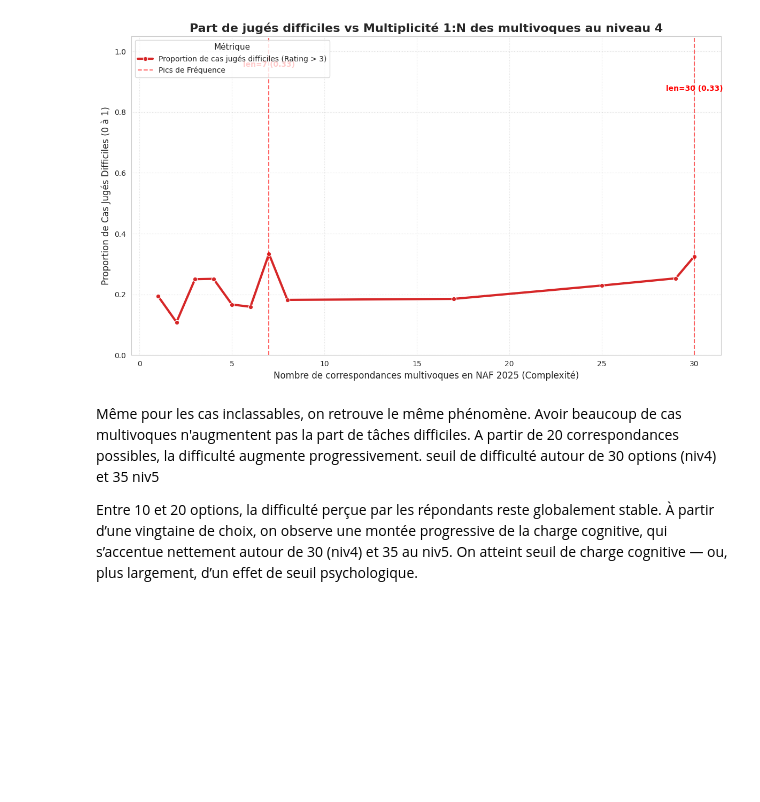
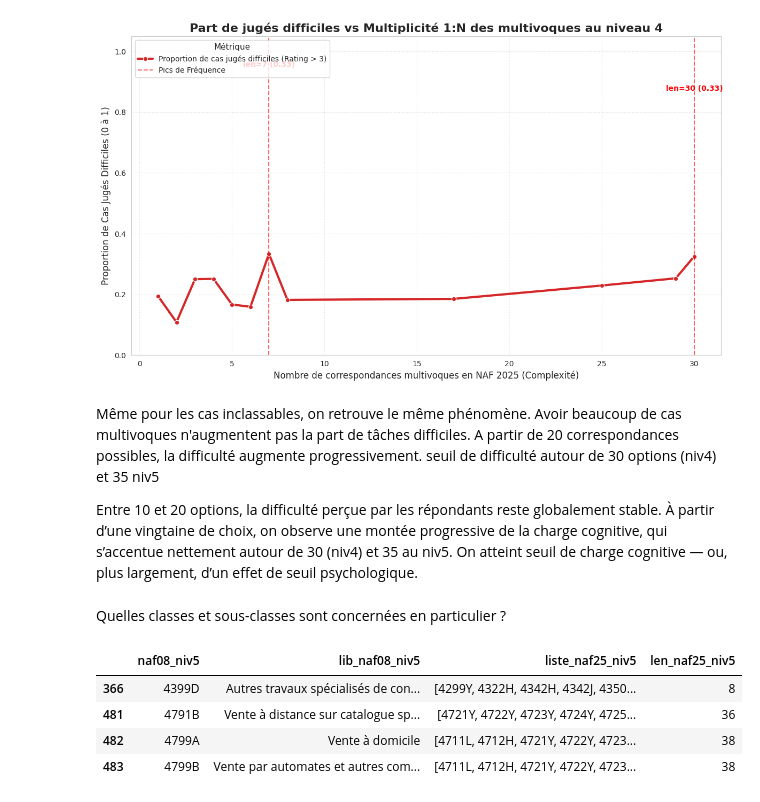
Before and after one commit to InseeFrLab/codif-ape-annotation, a Jupyter notebook: notebooks/result_analysis.ipynb, the cells around one changed output. Cells and saved outputs as stored; diff of their text form; code cells hidden in the pictures; blank space fills up the shorter version.

```diff
--- a/notebooks/result_analysis.ipynb
+++ b/notebooks/result_analysis.ipynb
@@ -584,3 +572,13 @@ A partir de 20 correspondances possibles, la difficulté augmente progressivemen
 seuil de difficulté autour de 30 options (niv4) et 35 niv5
 
 Entre 10 et 20 options, la difficulté perçue par les répondants reste globalement stable. À partir d’une vingtaine de choix, on observe une montée progressive de la charge cognitive, qui s’accentue nettement autour de 30 (niv4) et 35 au niv5. On atteint seuil de charge cognitive — ou, plus largement, d’un effet de seuil psychologique.
+# %% [markdown]
+Quelles classes et sous-classes sont concernées en particulier ?
+# %%
+NAF_mapping_agg_niv5[NAF_mapping_agg_niv5['len_naf25_niv5'].isin([8, 36, 38])]
+# %% [output]
+|  | naf08_niv5 | lib_naf08_niv5 | liste_naf25_niv5 | len_naf25_niv5 |
+| 366 | 4399D | Autres travaux spécialisés de con... | [4299Y, 4322H, 4342H, 4342J, 4350... | 8 |
+| 481 | 4791B | Vente à distance sur catalogue sp... | [4721Y, 4722Y, 4723Y, 4724Y, 4725... | 36 |
+| 482 | 4799A | Vente à domicile | [4711L, 4712H, 4721Y, 4722Y, 4723... | 38 |
+| 483 | 4799B | Vente par automates et autres com... | [4711L, 4712H, 4721Y, 4722Y, 4723... | 38 |
```
Also changed, not shown: parts of 10 cells of this notebook.
